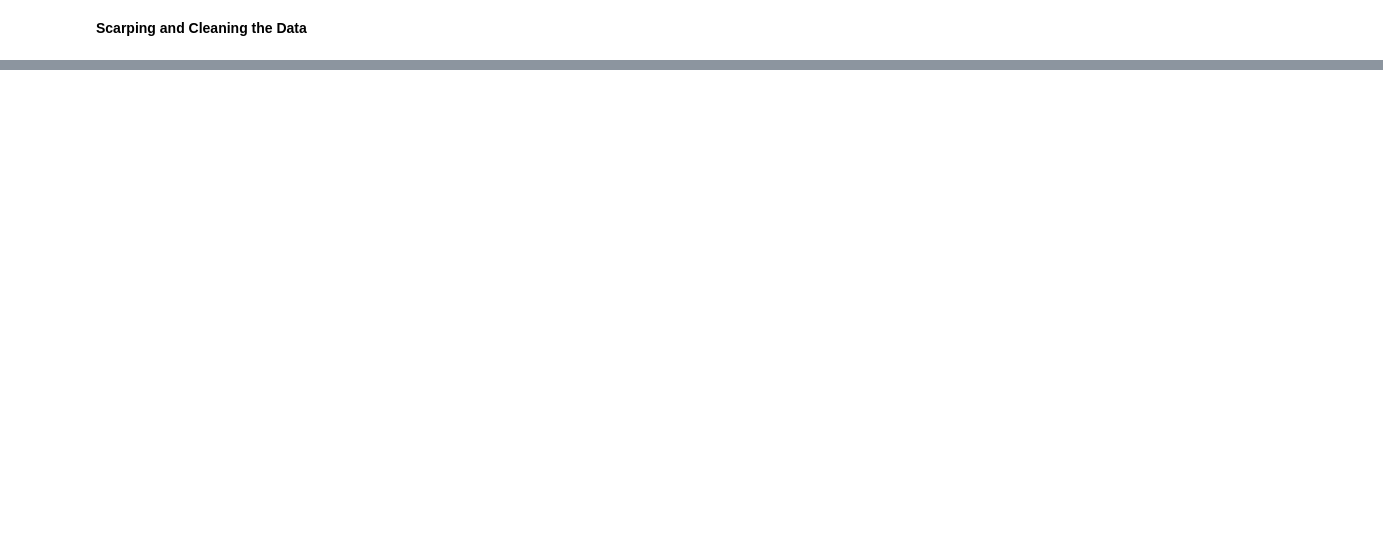
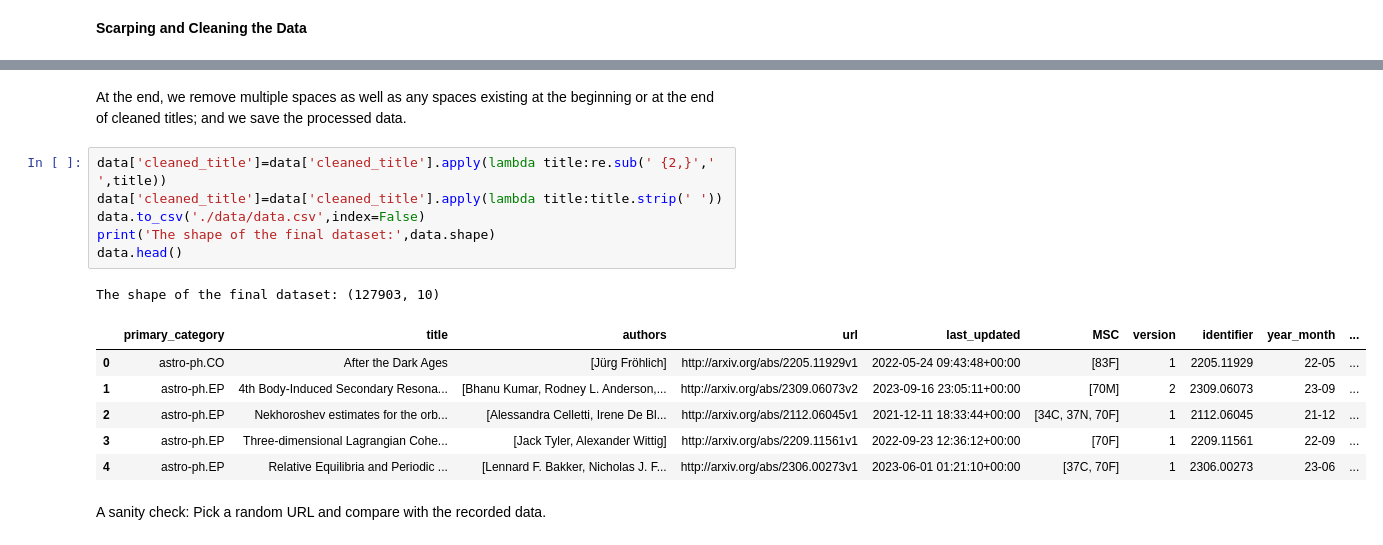
Before and after one commit to FilomKhash/Math-Preprint-Classifier, a Jupyter notebook: Scarping and Cleaning the Data.ipynb, the cells around one changed output, grey strips where cells are left out. Cells and saved outputs as stored; diff of their text form; blank space fills up the shorter version.

```diff
--- a/Scarping and Cleaning the Data.ipynb
+++ b/Scarping and Cleaning the Data.ipynb
@@ -445,0 +364,18 @@ data.to_csv('processed.csv',index=False)
+# %% [markdown]
+At the end, we remove multiple spaces as well as any spaces existing at the beginning or at the end of cleaned titles; and we save the processed data.
+# %%
+data['cleaned_title']=data['cleaned_title'].apply(lambda title:re.sub(' {2,}',' ',title))
+data['cleaned_title']=data['cleaned_title'].apply(lambda title:title.strip(' '))
+data.to_csv('./data/data.csv',index=False)
+print('The shape of the final dataset:',data.shape)
+data.head()
+# %% [output]
+The shape of the final dataset: (127903, 10)
+|  | primary_category | title | authors | url | last_updated | MSC | version | identifier | year_month | ... |
+| 0 | astro-ph.CO | After the Dark Ages | [Jürg Fröhlich] | http://arxiv.org/abs/2205.11929v1 | 2022-05-24 09:43:48+00:00 | [83F] | 1 | 2205.11929 | 22-05 | ... |
+| 1 | astro-ph.EP | 4th Body-Induced Secondary Resona... | [Bhanu Kumar, Rodney L. Anderson,... | http://arxiv.org/abs/2309.06073v2 | 2023-09-16 23:05:11+00:00 | [70M] | 2 | 2309.06073 | 23-09 | ... |
+| 2 | astro-ph.EP | Nekhoroshev estimates for the orb... | [Alessandra Celletti, Irene De Bl... | http://arxiv.org/abs/2112.06045v1 | 2021-12-11 18:33:44+00:00 | [34C, 37N, 70F] | 1 | 2112.06045 | 21-12 | ... |
+| 3 | astro-ph.EP | Three-dimensional Lagrangian Cohe... | [Jack Tyler, Alexander Wittig] | http://arxiv.org/abs/2209.11561v1 | 2022-09-23 12:36:12+00:00 | [70F] | 1 | 2209.11561 | 22-09 | ... |
+| 4 | astro-ph.EP | Relative Equilibria and Periodic ... | [Lennard F. Bakker, Nicholas J. F... | http://arxiv.org/abs/2306.00273v1 | 2023-06-01 01:21:10+00:00 | [37C, 70F] | 1 | 2306.00273 | 23-06 | ... |
+# %% [markdown]
+A sanity check: Pick a random URL and compare with the recorded data.
```
Also changed, not shown: parts of 53 cells of this notebook, 4 other files.
